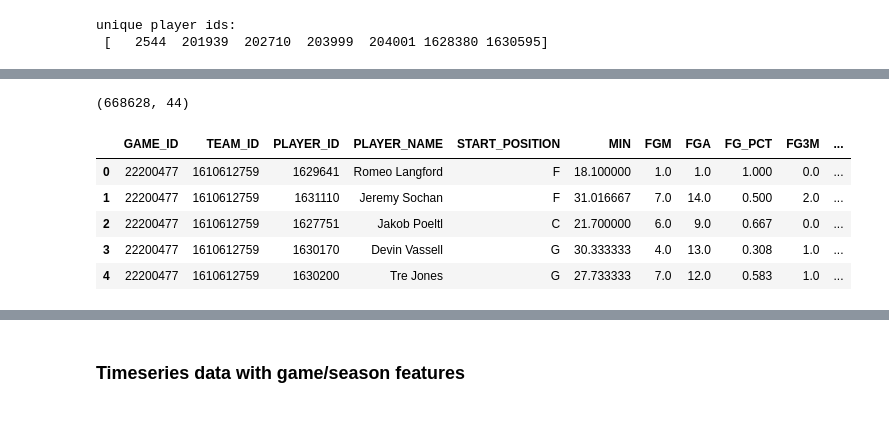
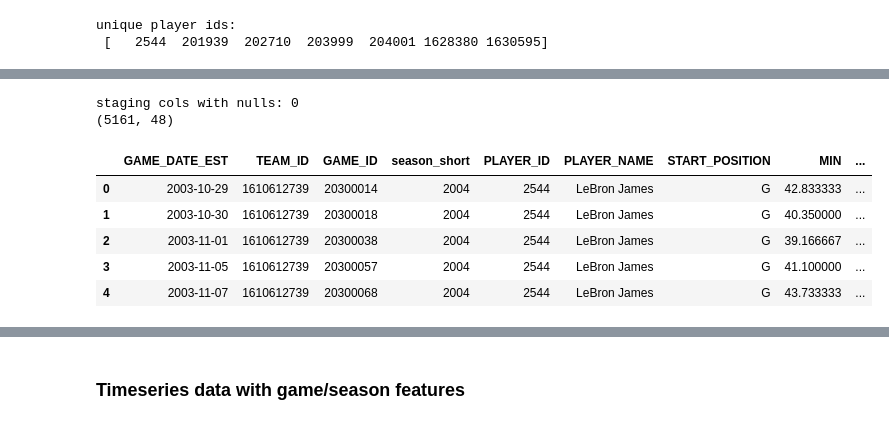
Before and after one commit to brownbrandon272/basketball, a Jupyter notebook: scripts/create_ts_data.ipynb, the cells around one changed output, grey strips where cells are left out. Cells and saved outputs as stored; diff of their text form; code cells hidden in the pictures.

```diff
--- a/scripts/create_ts_data.ipynb
+++ b/scripts/create_ts_data.ipynb
@@ -728,6 +728,7 @@ display(display_df_future)
 # %%
 def get_min(time_str):
     """Get minutes from time (MM:SS)"""
+    if pd.isna(time_str): return np.nan
     try:
         m, s = time_str.split(':')
         mins = float(m) + float(s)/60
@@ -775,15 +776,15 @@ df_game_detail_ts
 | 579661 | 2022-12-22 | 22200478 | 1610612764 | 2023 | WAS | Washington | 1630264 | Anthony Gill | ... |
 579662 rows × 33 columns
 # %%
-pd.set_option("display.max_rows", 30)
-
-## get unique list of PLAYER_ID and season_short from df_game_detail_ts
 def player_season_agg(x):
     names = {'min_date': x['GAME_DATE_EST'].min(), }
             #  'max_date': x['GAME_DATE_EST'].max()}
     return pd.Series(names, index=['min_date']) # , 'max_date'])
+
+pd.set_option("display.max_rows", 30)
+
 player_szn_group_cols = ['PLAYER_ID', 'PLAYER_NAME', 'TEAM_ID', 'season_short']
-player_seasons = df_game_detail_ts.groupby(player_szn_group_cols).apply(player_season_agg).reset_index()
+player_seasons = df_game_detail_fill_staging.groupby(player_szn_group_cols).apply(player_season_agg).reset_index()
 player_seasons.sort_values(by=['PLAYER_ID', 'season_short', 'TEAM_ID'], inplace=True)
 player_seasons.drop_duplicates(subset=['PLAYER_ID', 'season_short', 'TEAM_ID'], inplace=True)
 
@@ -886,9 +888,5 @@ date_cols = [c for c in some_players_games_filled.columns if 'date' in c.lower()
 for c in date_cols:
     some_players_games_filled[c] = pd.to_datetime(some_players_games_filled[c])
 
-# some_players_games_filled
-
-# display 100 rows
-pd.set_option('display.max_rows', 100)
-some_players_games_filled.loc[(some_players_games_filled['team_season_short'] == 2023)]
+some_players_games_filled.loc[(some_players_games_filled['staging_season_short'] == 2022)]
 # %% [output]
@@ -912,39 +906,59 @@ some_players_games_filled.loc[(some_players_games_filled['team_season_short'] ==
 # %%
-df_game_detail_ts = df_game_detail.copy()
+df_game_detail_ts = some_players_games_filled.copy()
+
+## check if any "staging_"* columns are null
+staging_cols = [c for c in df_game_detail_ts.columns if 'staging_' in c.lower()]
+print('staging cols with nulls:', df_game_detail_ts[staging_cols].isnull().any().sum())
+
+## fill nulls in "staging_"* columns with previous non-null value for group of staging_player_id and staging_season_short ordered by staging_game_date_est
+df_game_detail_ts[staging_cols] = df_game_detail_ts.groupby(['staging_player_id', 'staging_season_short'])[staging_cols].ffill()
+
+## rename "staging_"* columns and drop the columns they are replacing
+df_game_detail_ts.drop(columns=['GAME_DATE_EST', 'TEAM_ID', 'season_short', 'PLAYER_ID', 'PLAYER_NAME', 'GAME_ID'], inplace=True)
+df_game_detail_ts.rename(
+    columns={'staging_game_date_est': 'GAME_DATE_EST',
+            'staging_team_id': 'TEAM_ID',
+            'staging_game_id': 'GAME_ID',
+            'staging_season_short': 'season_short',
+            'staging_player_id': 'PLAYER_ID',
+            'staging_player_name': 'PLAYER_NAME'},
+    inplace=True)
 
 ## Get minutes as float
 df_game_detail_ts['MIN'] = df_game_detail_ts['MIN'].apply(get_min)
 
 ## Get binary variable if player played game
 df_game_detail_ts['game_played'] = df_game_detail_ts['MIN'].apply(game_played)
 
 ## Get comment code and reason
 df_game_detail_ts['comment_code'], df_game_detail_ts['comment_reason'] = zip(*df_game_detail_ts['COMMENT'].apply(comment_cat))
 
 ## Change to per minute stats
 cols_to_make_per_min = \
     ['FGM', 'FGA', 'FG3M', 'FG3A', 'FTM', 'FTA', 'OREB', 'DREB',
     'REB', 'AST', 'STL', 'BLK', 'TO', 'PTS', 'PLUS_MINUS', 'PF',
     ]
 per_min_cols = [x + '_pm' for x in cols_to_make_per_min]
 
 arr1 = np.array(df_game_detail_ts[cols_to_make_per_min])
 arr2 = np.array(df_game_detail_ts['MIN'])
 
 df_per_min = pd.DataFrame(np.where(arr2==0, np.nan, arr1.T/arr2).T, columns=per_min_cols)
 # df_per_min = pd.DataFrame((arr1.T / arr2).T, columns=per_min_cols)  # divide warnings were turned off earlier
 df_game_detail_ts = pd.concat([df_game_detail_ts, df_per_min], axis=1)
 
 ## this time keep 'GAME_ID', 'TEAM_ID', 'PLAYER_ID', 'PLAYER_NAME'
 df_game_detail_ts.drop(['TEAM_CITY', 'TEAM_ABBREVIATION', 'NICKNAME', 'COMMENT'], axis=1, inplace=True)
 
 print(df_game_detail_ts.shape)
 display(df_game_detail_ts.head())
+display(df_game_detail_ts.tail(15))
 # %% [output]
-(668628, 44)
+staging cols with nulls: 0
+(5161, 48)
-|  | GAME_ID | TEAM_ID | PLAYER_ID | PLAYER_NAME | START_POSITION | MIN | FGM | FGA | FG_PCT | FG3M | ... |
-| 0 | 22200477 | 1610612759 | 1629641 | Romeo Langford | F | 18.100000 | 1.0 | 1.0 | 1.000 | 0.0 | ... |
-| 1 | 22200477 | 1610612759 | 1631110 | Jeremy Sochan | F | 31.016667 | 7.0 | 14.0 | 0.500 | 2.0 | ... |
-| 2 | 22200477 | 1610612759 | 1627751 | Jakob Poeltl | C | 21.700000 | 6.0 | 9.0 | 0.667 | 0.0 | ... |
-| 3 | 22200477 | 1610612759 | 1630170 | Devin Vassell | G | 30.333333 | 4.0 | 13.0 | 0.308 | 1.0 | ... |
-| 4 | 22200477 | 1610612759 | 1630200 | Tre Jones | G | 27.733333 | 7.0 | 12.0 | 0.583 | 1.0 | ... |
+|  | GAME_DATE_EST | TEAM_ID | GAME_ID | season_short | PLAYER_ID | PLAYER_NAME | START_POSITION | MIN | ... |
+| 0 | 2003-10-29 | 1610612739 | 20300014 | 2004 | 2544 | LeBron James | G | 42.833333 | ... |
+| 1 | 2003-10-30 | 1610612739 | 20300018 | 2004 | 2544 | LeBron James | G | 40.350000 | ... |
+| 2 | 2003-11-01 | 1610612739 | 20300038 | 2004 | 2544 | LeBron James | G | 39.166667 | ... |
+| 3 | 2003-11-05 | 1610612739 | 20300057 | 2004 | 2544 | LeBron James | G | 41.100000 | ... |
+| 4 | 2003-11-07 | 1610612739 | 20300068 | 2004 | 2544 | LeBron James | G | 43.733333 | ... |
```
Also changed, not shown: parts of 15 cells of this notebook, 1 other file.
